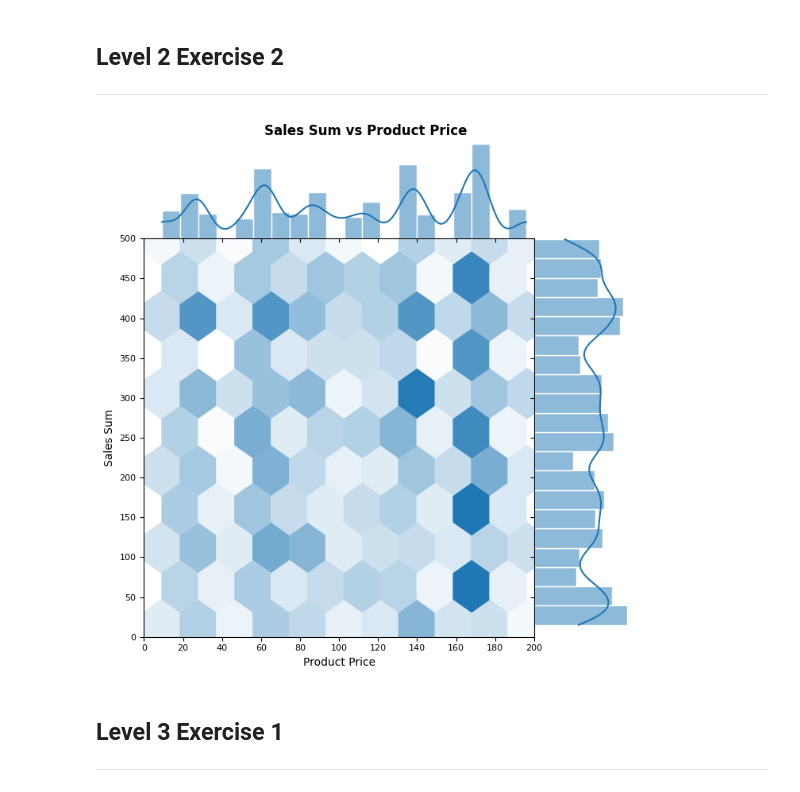
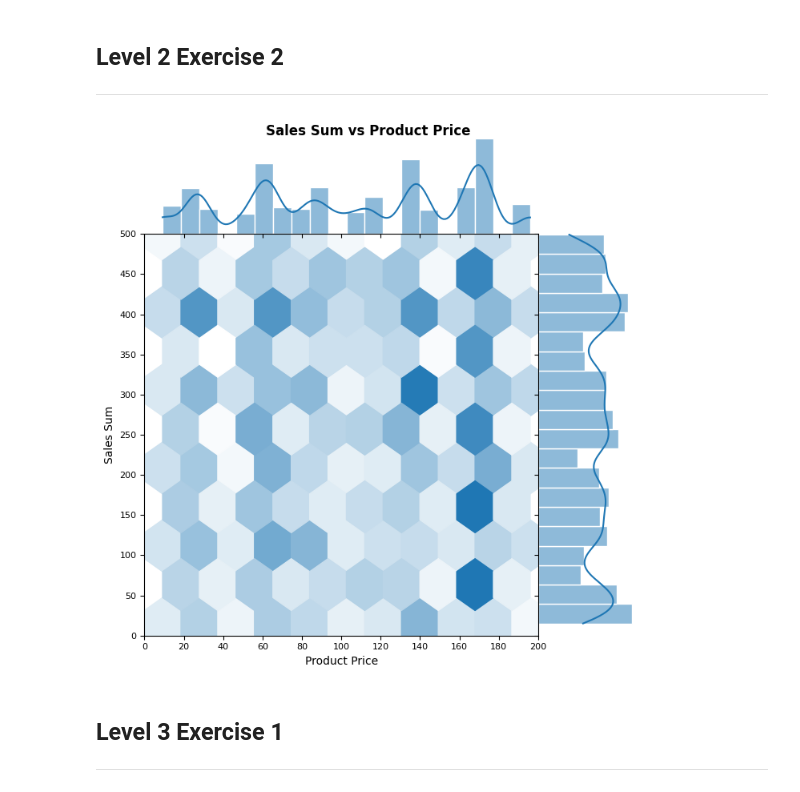
Before and after one commit to leocareer/DA_specialization, a Jupyter notebook: Sprint_08/S8_02.ipynb, the cells around one changed output. Saved outputs shown, nothing was run; the diff lists cells and outputs as text; code cells hidden in the pictures.

```diff
--- a/Sprint_08/S8_02.ipynb
+++ b/Sprint_08/S8_02.ipynb
@@ -484,35 +484,35 @@ df_approved_products = df_transaction_products[df_transaction_products['declined
 
 jointplot_colors = [(0, 'white'), (1, 'tab:blue')]
 jointplot_cmap = LinearSegmentedColormap.from_list('custom_cmap', jointplot_colors)
 
 jointplot = sns.jointplot(
     x=df_approved_products['price'],
     y=df_approved_products['amount'],
     kind='hex',
     height=7,
     ratio=4,
     space=0,
     xlim=(0, 200),
     ylim=(0, 500),
     marginal_kws=dict(bins=20, edgecolor='White', kde=True, kde_kws={'cut': 0, 'bw_adjust': 0.5}),
     joint_kws=dict(cmap=jointplot_cmap)
 )
 
 fig = jointplot.fig
 ax_marg_x = jointplot.ax_marg_x
 ax_marg_y = jointplot.ax_marg_y
 ax_joint = jointplot.ax_joint
 
-fig.suptitle('Sales Sum vs Product Price', fontweight='bold', verticalalignment='bottom')
+fig.suptitle('Sales Sum vs Product Price', fontweight='bold', verticalalignment='bottom', y=0.97)
 ax_joint.set_xlabel('Product Price')
 ax_joint.set_ylabel('Sales Sum')
 ax_joint.set_xticks(range(0, 201, 20))
 ax_joint.set_yticks(range(0, 501, 50))
 ax_joint.tick_params(labelsize=8)
 
 plt.show()
 # %% [output]
-[figure, old version]
+[figure, new version]
 # %% [markdown]
 ## Level 3 Exercise 1
 ---
```
Also changed, not shown: parts of 3 cells of this notebook.
